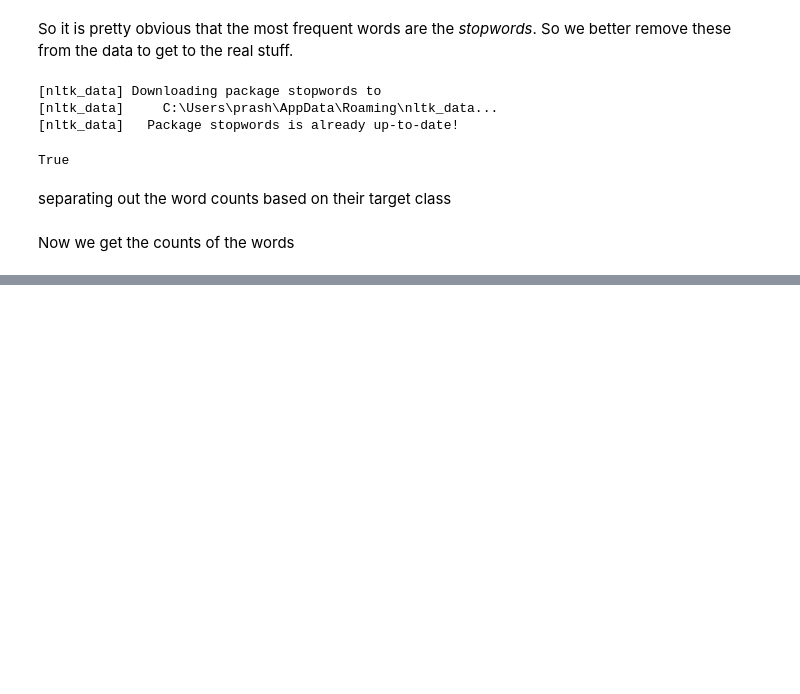
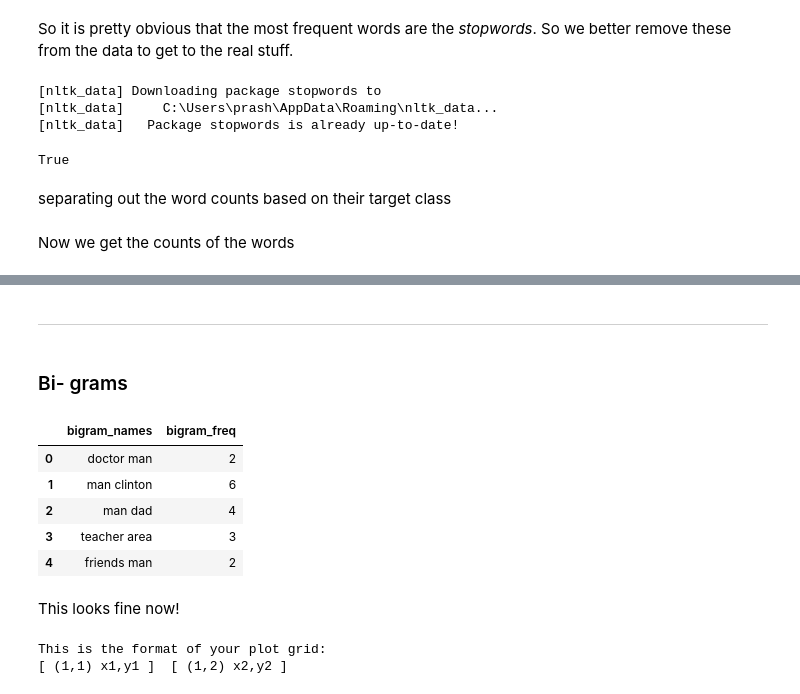
Before and after one commit to hashbanger/Data_Capstone_Mini_Projects, a Jupyter notebook: SarcasmDetection/Sarcasm Detection.ipynb, the cells around one changed output, grey strips where cells are left out. Drawn from its saved outputs; the diff is of its cells as text; code cells hidden in the pictures; blank space fills up the shorter version.

```diff
--- a/SarcasmDetection/Sarcasm Detection.ipynb
+++ b/SarcasmDetection/Sarcasm Detection.ipynb
@@ -236,0 +339,43 @@ This is the format of your plot grid:
+# %% [markdown]
+___
+# %% [markdown]
+### Bi- grams
+# %%
+bigrams = list(nltk.bigrams(sarcasmWords_lemm))
+bigram_counts = Counter(bigrams)
+
+bigram_name = []
+bigram_freq = []
+for key in bigram_counts.keys():
+    if bigram_counts[key] > 1:
+        bigram_name.append(str(key))
+        bigram_freq.append(bigram_counts[key])
+
+bigram_df = pd.DataFrame({'bigram_names': bigram_name, 'bigram_freq': bigram_freq})
+
+
+# our values in the first columns look like '('doctor', 'man')'
+# Let's clean it up to 'doctor man'
+
+bigram_df['bigram_names'] = [re.sub('[^a-zA-z0-9\s]','',x) for x in bigram_df['bigram_names']]
+
+bigram_df.head()
+# %% [output]
+|  | bigram_names | bigram_freq |
+| 0 | doctor man | 2 |
+| 1 | man clinton | 6 |
+| 2 | man dad | 4 |
+| 3 | teacher area | 3 |
+| 4 | friends man | 2 |
+# %% [markdown]
+This looks fine now!
+# %%
+temp = bigram_df.sort_values(by = 'bigram_freq')[-20:]
+trace0 = go.Bar(y = temp['bigram_names'] , x = temp['bigram_freq'], orientation= 'h', marker = dict(color = '#00997a')
+               , opacity = 0.6, showlegend = False)
+
+fig = tools.make_subplots(1,2, subplot_titles = ['in Sarcasm Articles','in Non Sarcasm Articles'] ,horizontal_spacing = 0.05, shared_xaxes = False)
+fig.append_trace(trace0, 1, 1)
+# %% [output]
+This is the format of your plot grid:
+[ (1,1) x1,y1 ]  [ (1,2) x2,y2 ]
```
Also changed, not shown: parts of 28 cells of this notebook.
